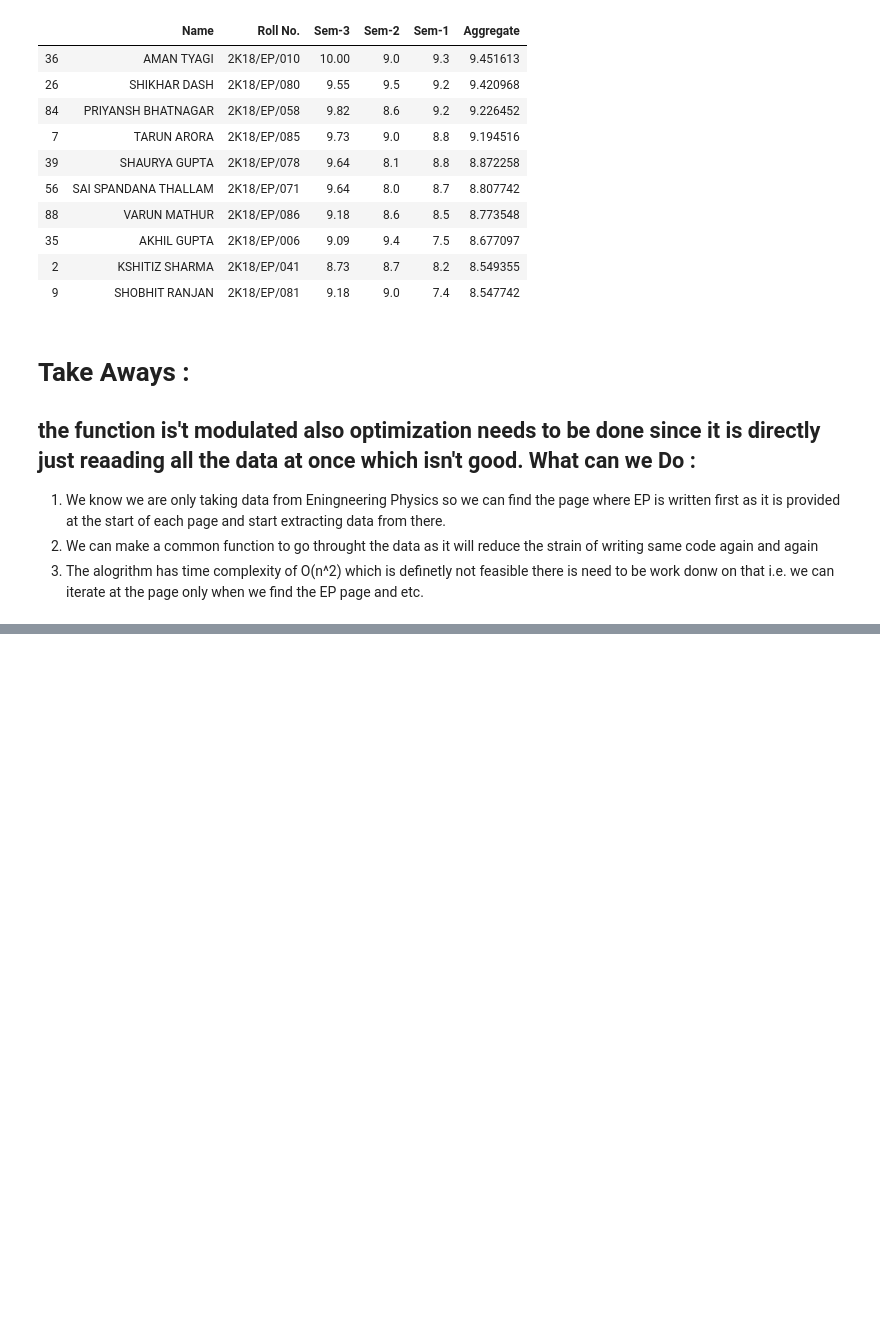
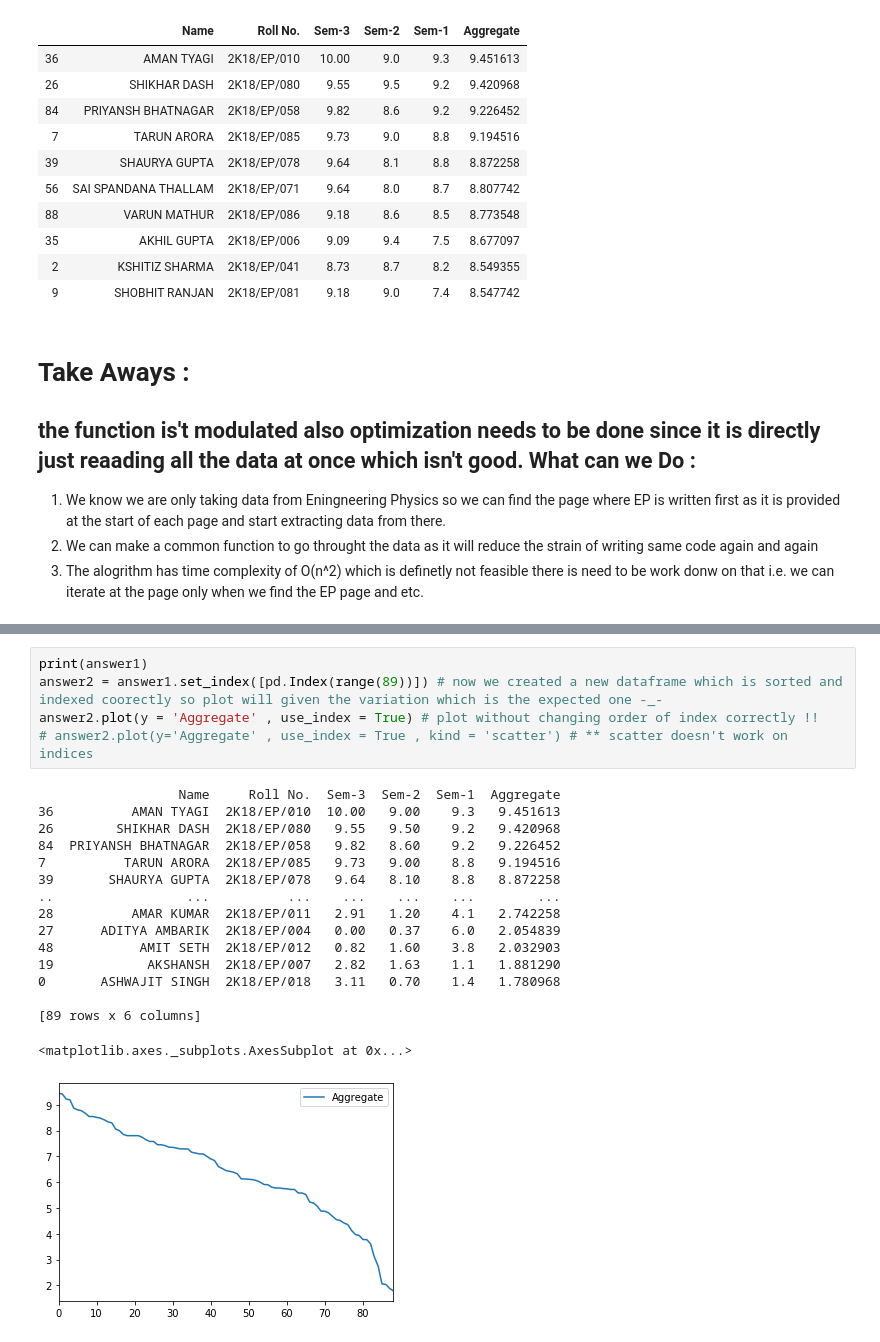
Before and after one commit to Shaurya026/Batch-Data, a Jupyter notebook: Rankings.ipynb, the cells around one changed output, grey strips where cells are left out. Cells and saved outputs as stored; diff of their text form; blank space fills up the shorter version.

```diff
--- a/Rankings.ipynb
+++ b/Rankings.ipynb
@@ -320,0 +309,22 @@ answer.plot(x ='Sem-1', y='Aggregate', kind = 'scatter')
+# %%
+print(answer1)
+answer2 = answer1.set_index([pd.Index(range(89))]) # now we created a new dataframe which is sorted and indexed coorectly so plot will given the variation which is the expected one -_-
+answer2.plot(y = 'Aggregate' , use_index = True) # plot without changing order of index correctly !!
+# answer2.plot(y='Aggregate' , use_index = True , kind = 'scatter') # ** scatter doesn't work on indices
+# %% [output]
+                  Name     Roll No.  Sem-3  Sem-2  Sem-1  Aggregate
+36          AMAN TYAGI  2K18/EP/010  10.00   9.00    9.3   9.451613
+26        SHIKHAR DASH  2K18/EP/080   9.55   9.50    9.2   9.420968
+84  PRIYANSH BHATNAGAR  2K18/EP/058   9.82   8.60    9.2   9.226452
+7          TARUN ARORA  2K18/EP/085   9.73   9.00    8.8   9.194516
+39       SHAURYA GUPTA  2K18/EP/078   9.64   8.10    8.8   8.872258
+..                 ...          ...    ...    ...    ...        ...
+28          AMAR KUMAR  2K18/EP/011   2.91   1.20    4.1   2.742258
+27      ADITYA AMBARIK  2K18/EP/004   0.00   0.37    6.0   2.054839
+48           AMIT SETH  2K18/EP/012   0.82   1.60    3.8   2.032903
+19            AKSHANSH  2K18/EP/007   2.82   1.63    1.1   1.881290
+0       ASHWAJIT SINGH  2K18/EP/018   3.11   0.70    1.4   1.780968
+
+[89 rows x 6 columns]
+<matplotlib.axes._subplots.AxesSubplot at 0x...>
+[figure, added]
```
Also changed, not shown: parts of 4 cells of this notebook.
